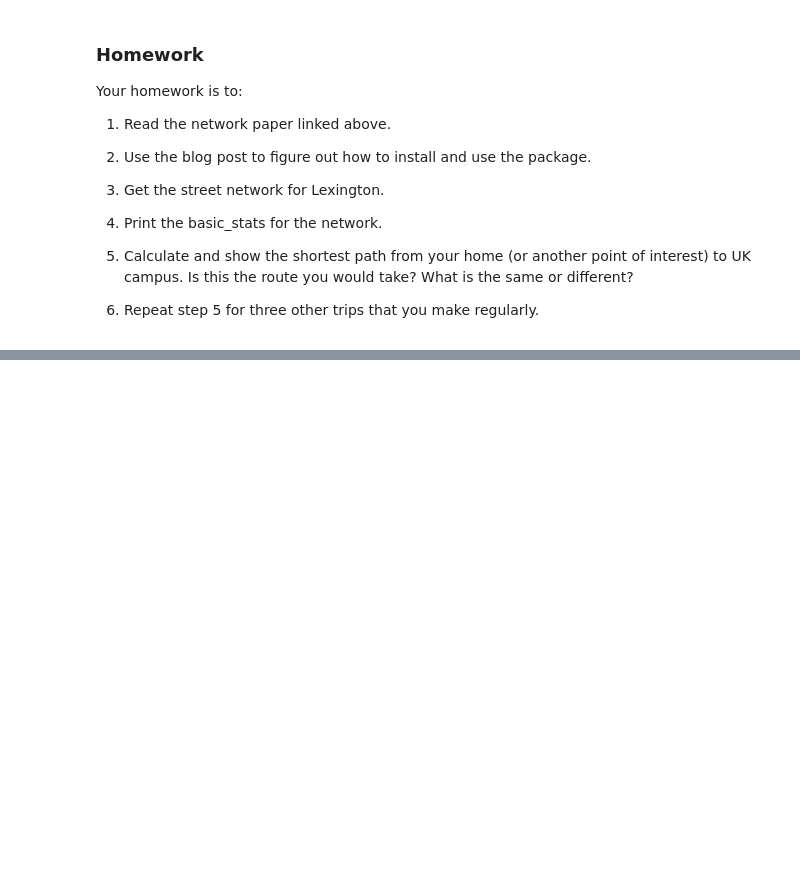
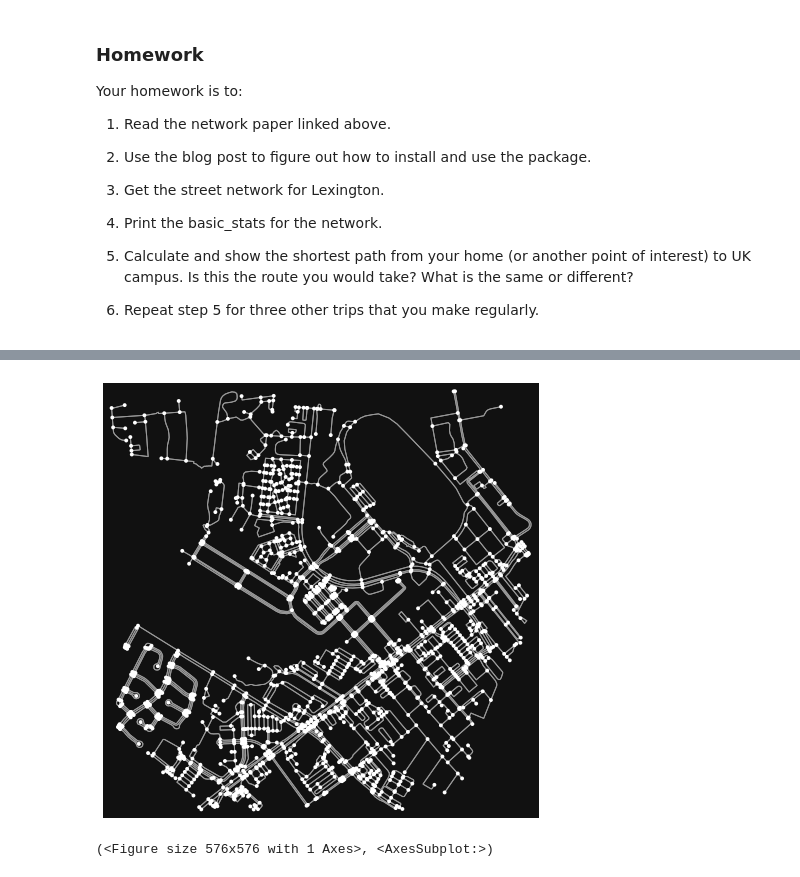
Before and after one commit to Mimarah/ce599, a Jupyter notebook: 18-Networks 2/Networks_OSM.ipynb, the cells around one changed output, grey strips where cells are left out. Saved outputs shown, nothing was run; the diff lists cells and outputs as text; code cells hidden in the pictures; blank space fills up the shorter version.

```diff
--- a/18-Networks 2/Networks_OSM.ipynb
+++ b/18-Networks 2/Networks_OSM.ipynb
@@ -41,0 +65,12 @@ Warning: 'conda-forge' already in 'channels' list, moving to the top
+# %%
+#Question 5
+'''
+Calculate and show the shortest path from your home (or another point of interest) to UK campus.
+Is this the route you would take? What is the same or different?
+'''
+#my home address
+A = ox.graph_from_address('1035 red mile road, Lexington, Kentucky', network_type='walk')
+ox.plot_graph(A)
+# %% [output]
+[figure, added]
+(<Figure size 576x576 with 1 Axes>, <AxesSubplot:>)
```
Also changed, not shown: parts of 11 cells of this notebook, 22 other files.
